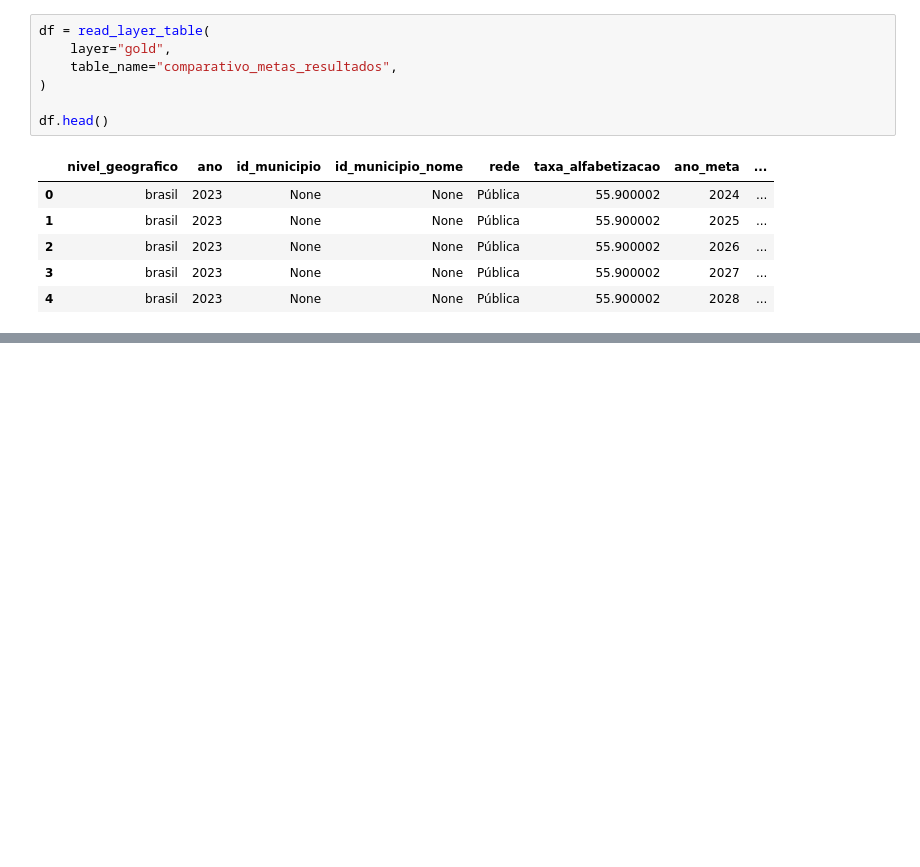
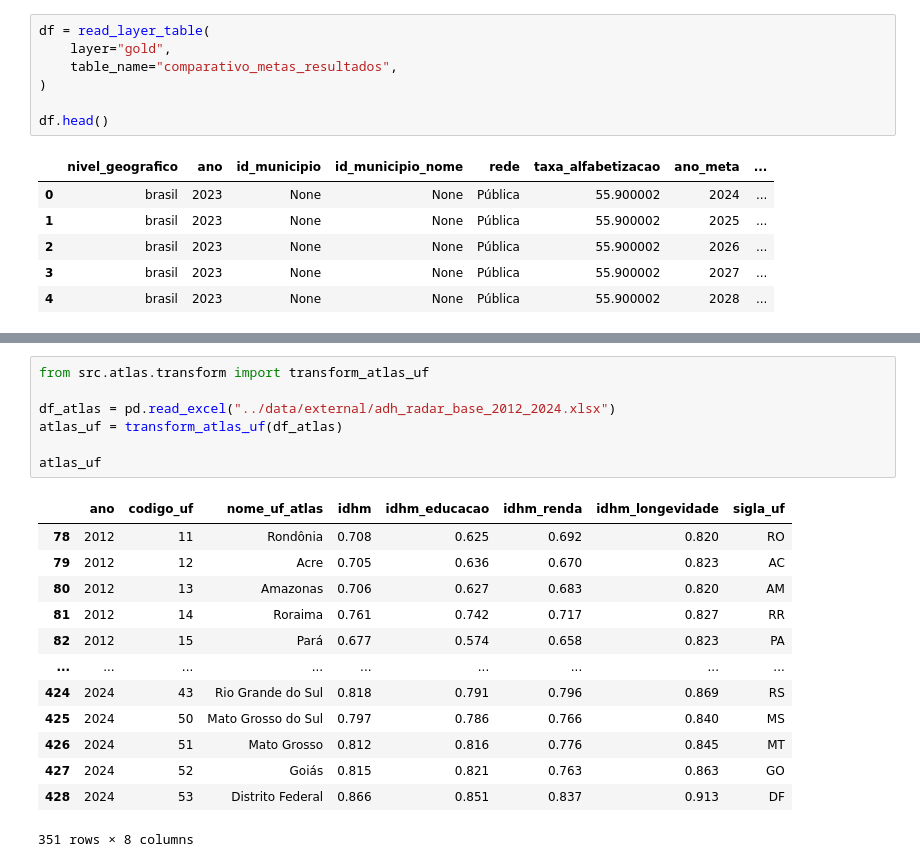
Before and after one commit to AndrePellegrini/tech-challenge-fase2, a Jupyter notebook: notebooks/03_atlas_exploration.ipynb, the cells around one changed output, grey strips where cells are left out. Drawn from its saved outputs; the diff is of its cells as text; blank space fills up the shorter version.

```diff
--- a/notebooks/03_atlas_exploration.ipynb
+++ b/notebooks/03_atlas_exploration.ipynb
@@ -171,0 +392,21 @@ df.columns.tolist()
+# %%
+from src.atlas.transform import transform_atlas_uf
+
+df_atlas = pd.read_excel("../data/external/adh_radar_base_2012_2024.xlsx")
+atlas_uf = transform_atlas_uf(df_atlas)
+
+atlas_uf
+# %% [output]
+|  | ano | codigo_uf | nome_uf_atlas | idhm | idhm_educacao | idhm_renda | idhm_longevidade | sigla_uf |
+| 78 | 2012 | 11 | Rondônia | 0.708 | 0.625 | 0.692 | 0.820 | RO |
+| 79 | 2012 | 12 | Acre | 0.705 | 0.636 | 0.670 | 0.823 | AC |
+| 80 | 2012 | 13 | Amazonas | 0.706 | 0.627 | 0.683 | 0.820 | AM |
+| 81 | 2012 | 14 | Roraima | 0.761 | 0.742 | 0.717 | 0.827 | RR |
+| 82 | 2012 | 15 | Pará | 0.677 | 0.574 | 0.658 | 0.823 | PA |
+| ... | ... | ... | ... | ... | ... | ... | ... | ... |
+| 424 | 2024 | 43 | Rio Grande do Sul | 0.818 | 0.791 | 0.796 | 0.869 | RS |
+| 425 | 2024 | 50 | Mato Grosso do Sul | 0.797 | 0.786 | 0.766 | 0.840 | MS |
+| 426 | 2024 | 51 | Mato Grosso | 0.812 | 0.816 | 0.776 | 0.845 | MT |
+| 427 | 2024 | 52 | Goiás | 0.815 | 0.821 | 0.763 | 0.863 | GO |
+| 428 | 2024 | 53 | Distrito Federal | 0.866 | 0.851 | 0.837 | 0.913 | DF |
+351 rows × 8 columns
```
Also changed, not shown: parts of 27 cells of this notebook, 20 other files.
